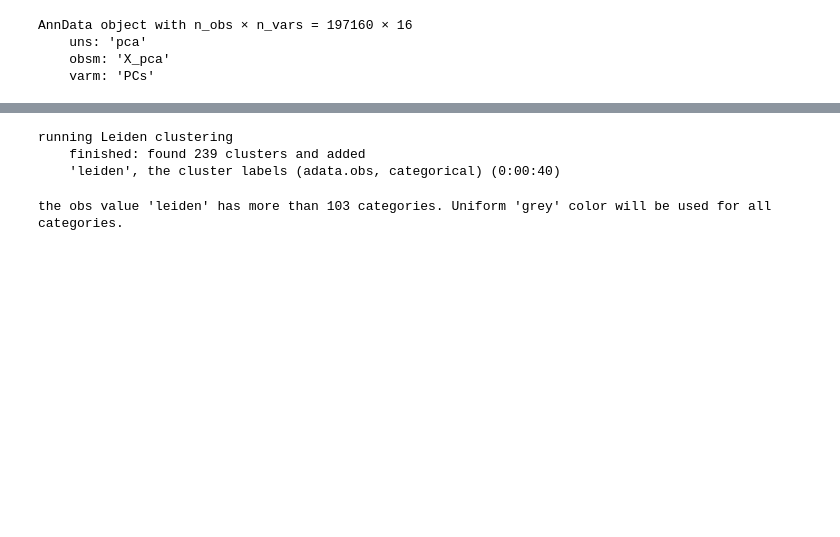
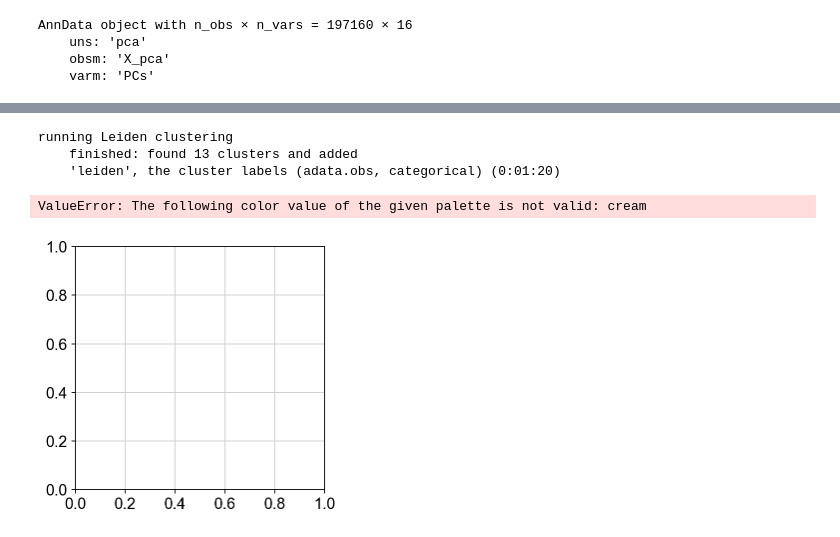
Before and after one commit to srazavi/Clustering_visualization, a Jupyter notebook: clustering.ipynb, the cells around one changed output, grey strips where cells are left out. Drawn from its saved outputs; the diff is of its cells as text; code cells hidden in the pictures; blank space fills up the shorter version.

```diff
--- a/clustering.ipynb
+++ b/clustering.ipynb
@@ -61,12 +62,13 @@ sc.pl.umap(adata, color=['CD56','GLAST','CD140a'])
 # %%
 adata.write(results_file)
 # %%
-sc.tl.leiden(adata)
+sc.tl.leiden(adata, resolution=0.01)
 # %% [output]
 running Leiden clustering
-    finished: found 239 clusters and added
-    'leiden', the cluster labels (adata.obs, categorical) (0:00:40)
+    finished: found 13 clusters and added
+    'leiden', the cluster labels (adata.obs, categorical) (0:01:20)
-# %%
-sc.pl.umap(adata, color=['leiden', 'CD56','GLAST'])
-# %% [output]
-the obs value 'leiden' has more than 103 categories. Uniform 'grey' color will be used for all categories.
+# %%
+sc.pl.umap(adata, color='leiden', palette=['red','blue','orange','brown','purple','yellow','black','cyan','grey','green','pink','cream','indigo'])
+# %% [output]
+ValueError: The following color value of the given palette is not valid: cream
+[figure, added]
```
Also changed, not shown: parts of 6 cells of this notebook.
